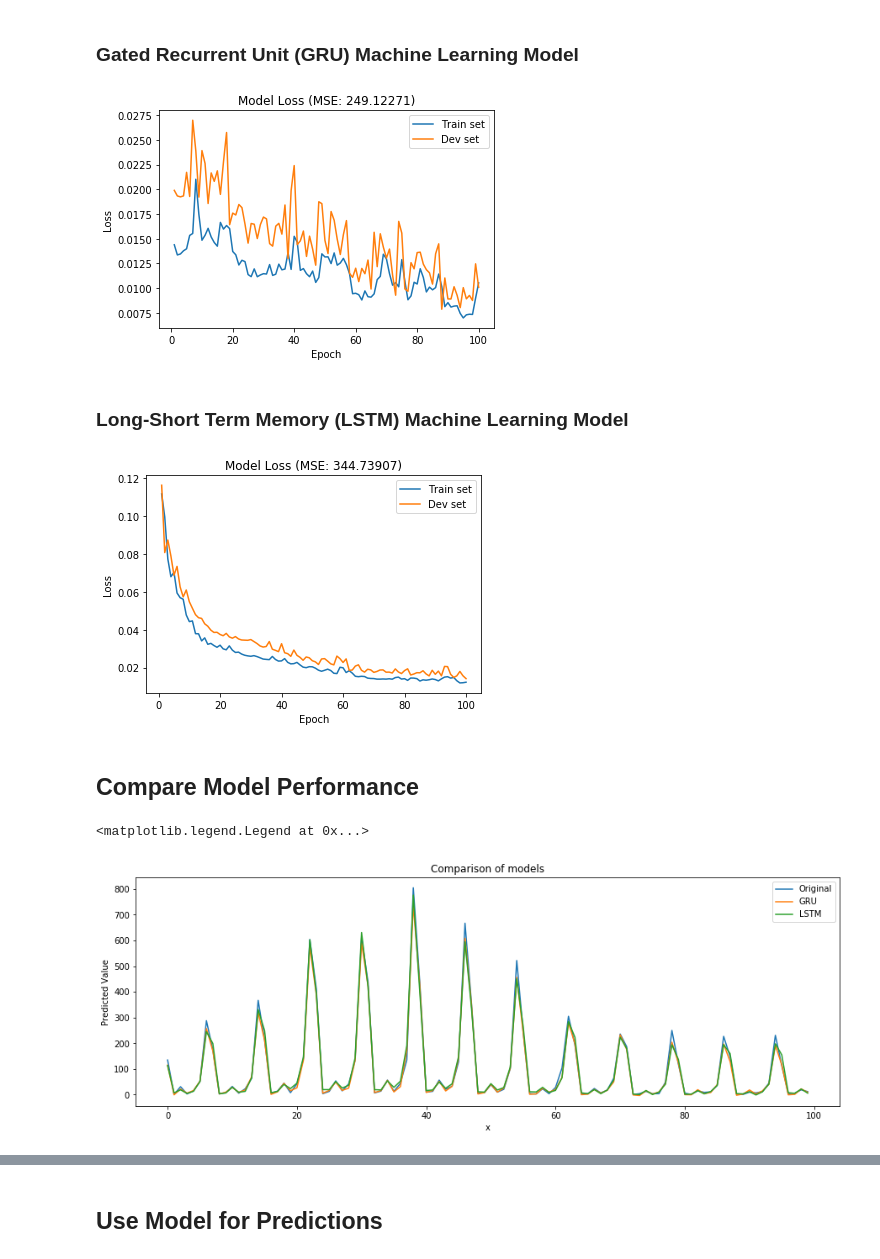
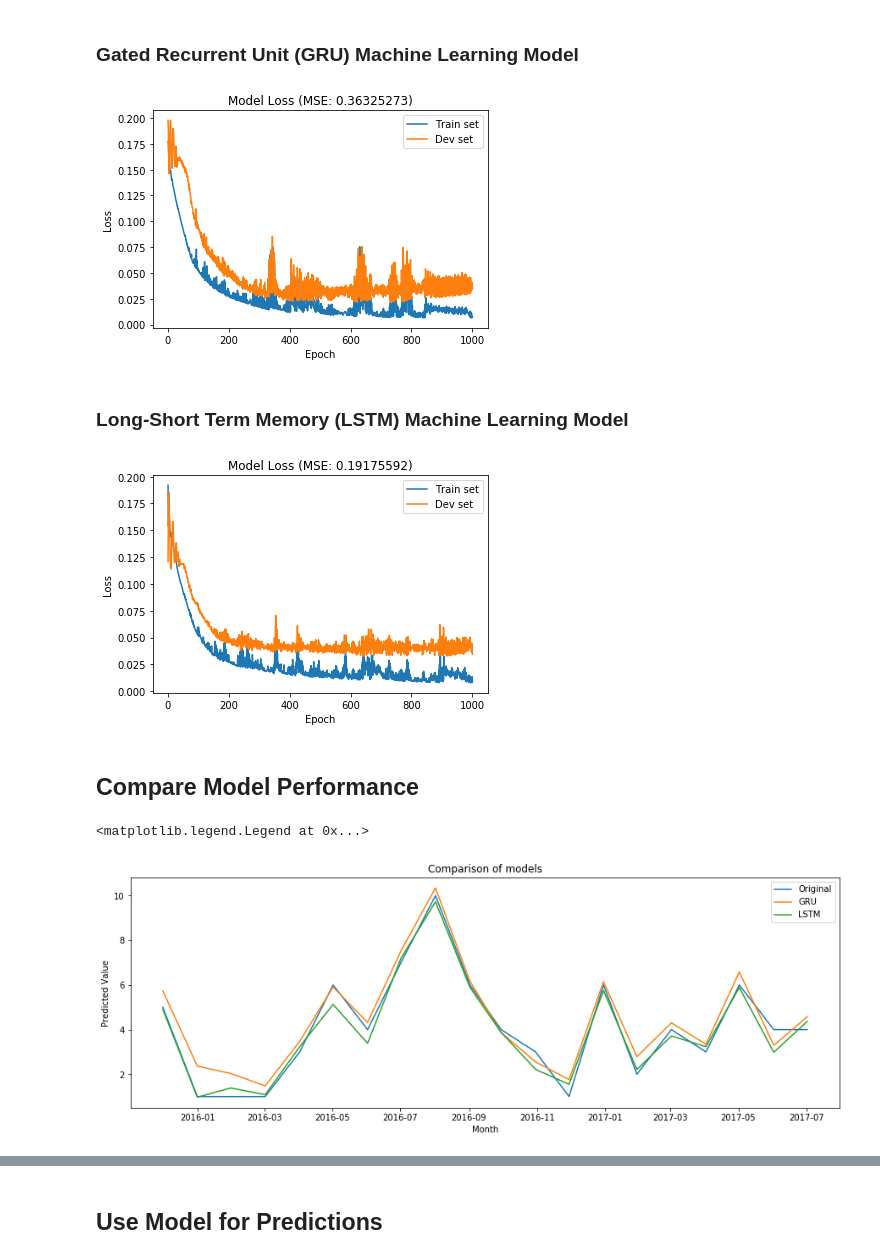
Before and after one commit to ATCOGas/VV_Forecasting, a Jupyter notebook: notebooks/Analysis_JobTypes-GRU,LSTM.ipynb, the cells around one changed output, grey strips where cells are left out. Drawn from its saved outputs; the diff is of its cells as text; code cells hidden in the pictures.

Commit message:
Correct output for months for single network

```diff
--- a/notebooks/Analysis_JobTypes-GRU,LSTM.ipynb
+++ b/notebooks/Analysis_JobTypes-GRU,LSTM.ipynb
@@ -219,12 +223,22 @@ We would like to predict the number of SF5 jobs ( $y_t$) at the current time ($t
 
 The function **create_window** (see _utils.py_) converts the time-series to a supervised learning problem. The new dataset is constructed as a **DataFrame**, with each column suitably named both by variable number and time step, for example, $var1(t-1)$ for **%Iron Feed** at the previous observation ($t-1$). This allows the design of a variety of different time step sequence type forecasting problems from a given univariate or multivariate time series.
 # %%
-net = pd.get_dummies(pivot_jobcount['network'])
-pivot_jobcount = pivot_jobcount.join(net)
+# Set network for analysis
+network = 'AL'
+
+pivot_jobcount = pivot_jobcount.loc[pivot_jobcount['network'] == network]
+pivot_weather = pivot_weather.loc[pivot_weather['network'] == network]
 
 dataset = pd.merge(pivot_weather, pivot_jobcount, left_on=['date','network'],
                        right_on=['date','network'], how='left')
+
+# move count to last column as prediction variable
 dataset['count'] = dataset['job_type']
+
+# copy dates for backfilling into output
+dates = pd.DataFrame()
+dates['date'] = dataset['date']
+dates.reset_index()
 
 # Drop string columns
 dataset = dataset.drop(['date', 'network', 'job_type'], axis=1)
@@ -329,6 +344,10 @@ values = reframed.values
 n_train = round(0.8 * values.shape[0])
 train = values[:n_train, :]
 test = values[n_train:, :]
+
+# Determine dates for x axis for plotting later
+output_x = dates['date'].values
+output_months = output_x[n_train+n_in:]
 
 # Split into input and outputs
 n_obs = n_in * n_features
@@ -340,7 +359,7 @@ y_test = test[:, n_features-1]
 print('Number of total features (n_obs): ', x_train.shape[1])
 print('Number of samples in training set: ', x_train.shape[0])
 print('Number of samples in testing set: ', x_test.shape[0])
-
+print(output_months)
 # Reshape input to be 3D [samples, timesteps, features]
 x_train = x_train.reshape((x_train.shape[0], n_in, n_features))
 x_test = x_test.reshape((x_test.shape[0], n_in, n_features))
@@ -372,7 +401,7 @@ model_gru.compile(loss = "mae",
 # %%
 # Train the model
 hist_gru = model_gru.fit(x_train, y_train,
-                        epochs=100,
+                        epochs=1000,
                         batch_size=256,
                         validation_split = 0.1,
                         verbose=0, # To not print the output, set verbose=0
@@ -411,7 +440,7 @@ plt.legend(['Train set', 'Dev set'], loc='best')
 
 plt.show()
 # %% [output]
-[figure, old version]
+[figure, new version]
 # %% [markdown]
 <a id='lstm'></a>
 ### Long-Short Term Memory (LSTM) Machine Learning Model
@@ -434,7 +463,7 @@ model_lstm.compile(loss = "mae",
 # %%
 # Train the model
 hist_lstm = model_lstm.fit(x_train, y_train,
-                           epochs=100,
+                           epochs=1000,
                            batch_size=256,
                            validation_split = 0.1,
                            verbose=0,
@@ -474,27 +503,32 @@ plt.legend(['Train set', 'Dev set'], loc='best')
 
 plt.show()
 # %% [output]
-[figure, old version]
+[figure, new version]
 # %% [markdown]
 <a id='compare'></a>
 ## Compare Model Performance
 # %%
-series = [inv_y_lstm[0:100], inv_yhat_gru[0:100], inv_yhat_lstm[0:100]]
-#series = [inv_y_lstm, inv_yhat_gru, inv_yhat_lstm]
+series = [inv_y_lstm, inv_yhat_gru, inv_yhat_lstm]
 series_labels= ['Original', 'GRU', 'LSTM']
 
 plt.figure(figsize = (15, 5))
 
-for i in range(len(series)):
-    plt.plot(series[i], label=series_labels[i])
+#for i in range(len(series)):
+#    plt.plot(dates[i],series[i], label=series_labels[i])
 
-plt.xlabel("x")
+offset = pd.Timedelta(n_in, 'M')
+
+plt.plot(output_months-offset,inv_y_lstm, label='Original')
+plt.plot(output_months-offset,inv_yhat_gru, label='GRU')
+plt.plot(output_months-offset,inv_yhat_lstm, label='LSTM')
+
+plt.xlabel("Month")
 plt.ylabel("Predicted Value")
 plt.title('Comparison of models')
 plt.legend(loc="upper right")
 # %% [output]
 <matplotlib.legend.Legend at 0x...>
-[figure, old version]
+[figure, new version]
 # %%
 print('______________________________________')
 print('Comparing the MSE of the two models:')
```
Also changed, not shown: parts of 6 cells of this notebook.
